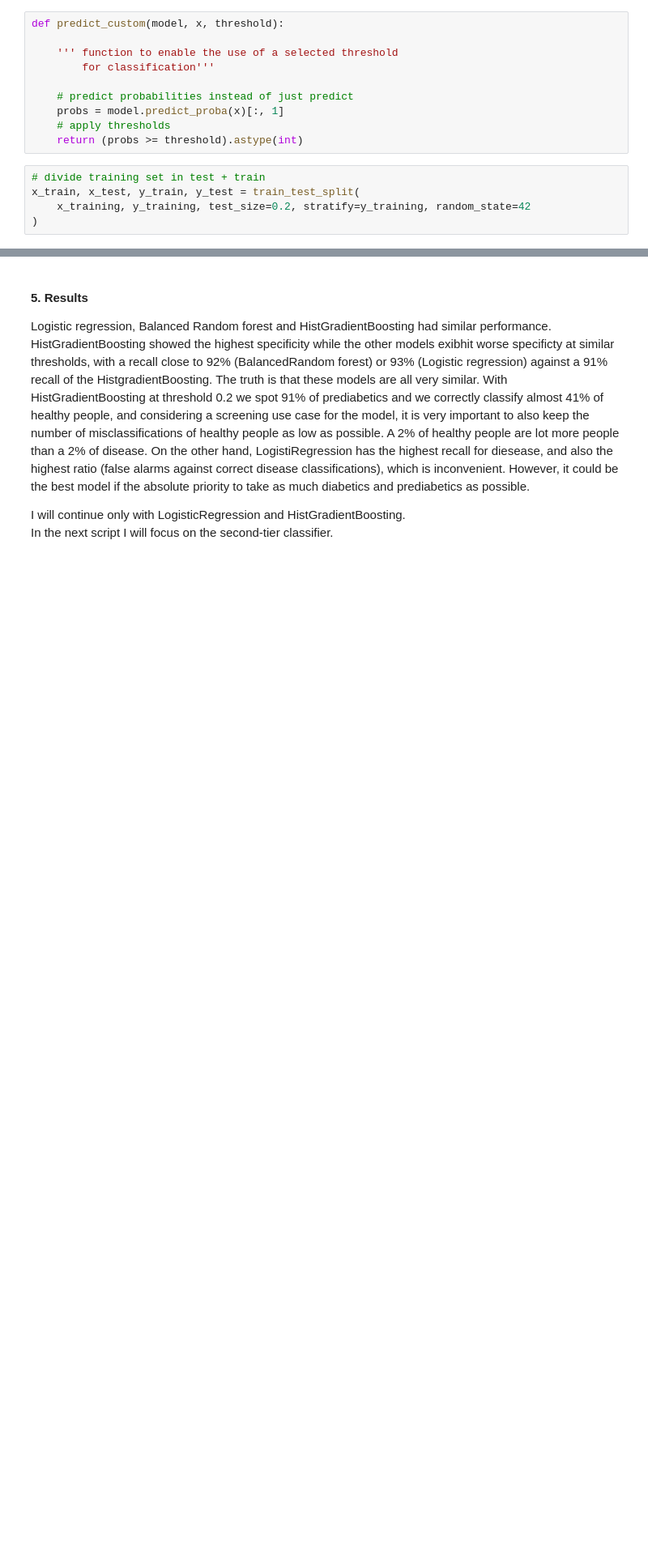
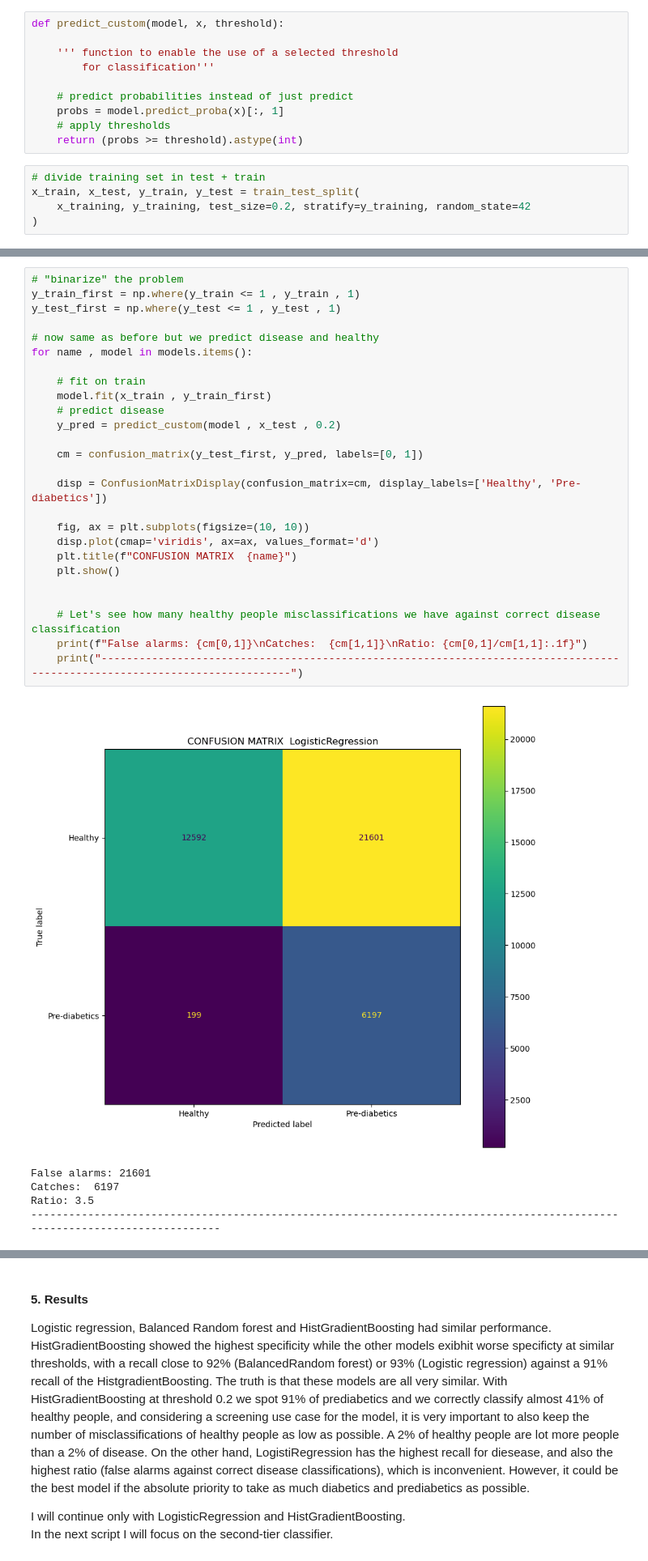
Before and after one commit to Mcentenaro/Diabetes_Risk_ML, a Jupyter notebook: hierarchical_approach_1.ipynb, the cells around one changed output, grey strips where cells are left out. Shown: that part at 81% size. Drawn from its saved outputs; the diff is of its cells as text; blank space fills up the shorter version.

Commit message:
bug fix and final classification

```diff
--- a/hierarchical_approach_1.ipynb
+++ b/hierarchical_approach_1.ipynb
@@ -326,0 +327,32 @@ Ratio: 35.6
+# %%
+# "binarize" the problem
+y_train_first = np.where(y_train <= 1 , y_train , 1)
+y_test_first = np.where(y_test <= 1 , y_test , 1)
+
+# now same as before but we predict disease and healthy
+for name , model in models.items():
+
+    # fit on train
+    model.fit(x_train , y_train_first)
+    # predict disease
+    y_pred = predict_custom(model , x_test , 0.2)
+
+    cm = confusion_matrix(y_test_first, y_pred, labels=[0, 1])
+
+    disp = ConfusionMatrixDisplay(confusion_matrix=cm, display_labels=['Healthy', 'Pre-diabetics'])
+
+    fig, ax = plt.subplots(figsize=(10, 10))
+    disp.plot(cmap='viridis', ax=ax, values_format='d')
+    plt.title(f"CONFUSION MATRIX  {name}")
+    plt.show()
+
+
+    # Let's see how many healthy people misclassifications we have against correct disease classification
+    print(f"False alarms: {cm[0,1]}\nCatches:  {cm[1,1]}\nRatio: {cm[0,1]/cm[1,1]:.1f}")
+    print("---------------------------------------------------------------------------------------------------------------------------")
+# %% [output]
+[figure, added]
+False alarms: 21601
+Catches:  6197
+Ratio: 3.5
+---------------------------------------------------------------------------------------------------------------------------
```
Also changed, not shown: parts of 5 cells of this notebook, 1 other file.
